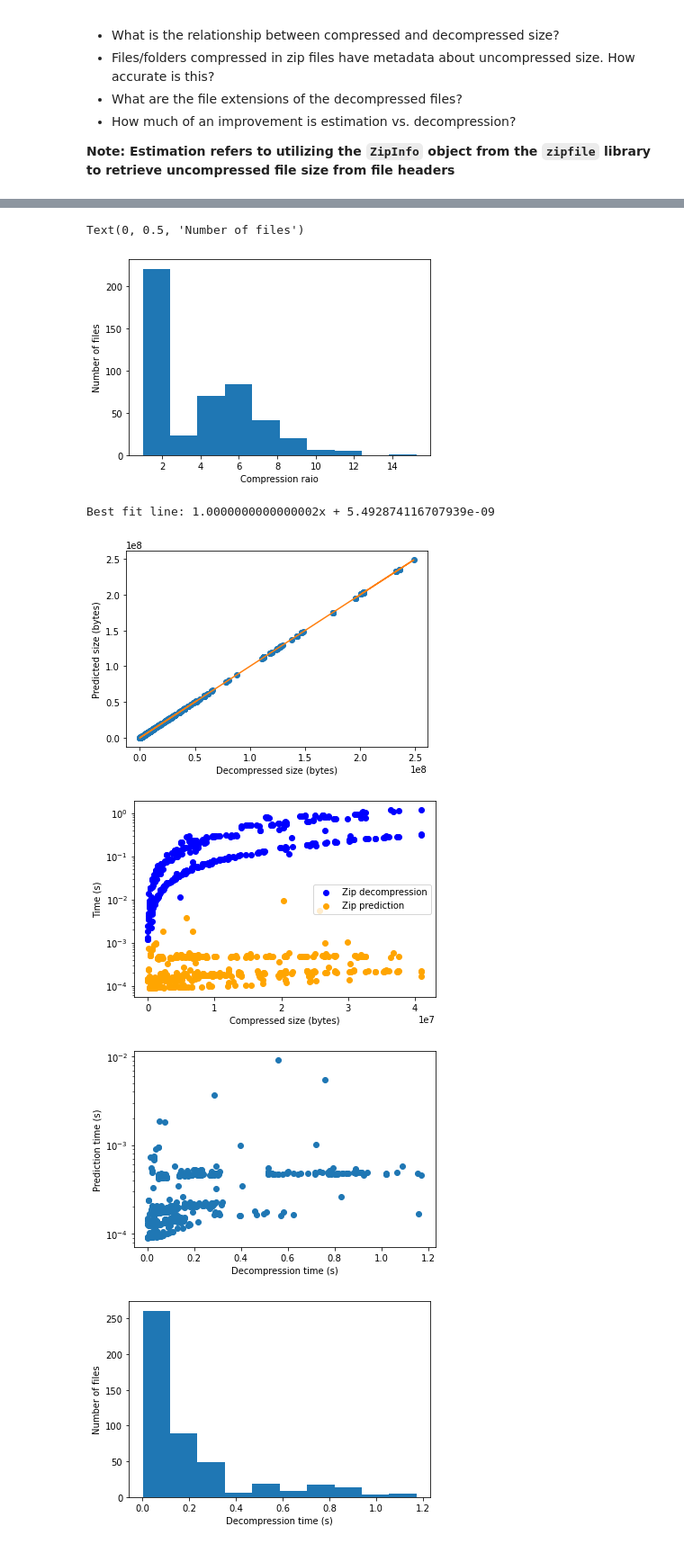
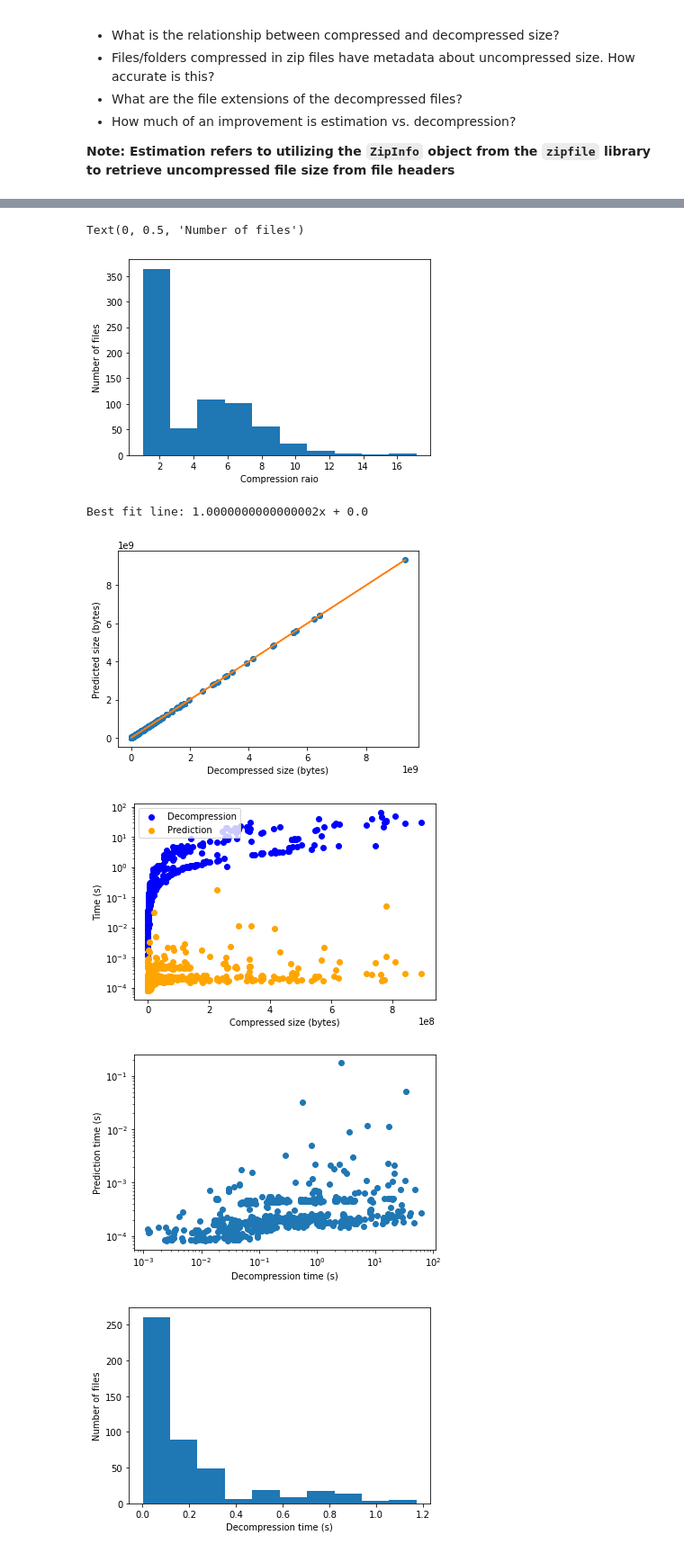
Before and after one commit to xtracthub/abyss, a Jupyter notebook: notebooks/decompression_analysis.ipynb, the cells around one changed output, grey strips where cells are left out. Shown at 90% size. Cells and saved outputs as stored; diff of their text form; code cells hidden in the pictures.

Commit message:
Data and analysis of tar files

```diff
--- a/notebooks/decompression_analysis.ipynb
+++ b/notebooks/decompression_analysis.ipynb
@@ -15,12 +16,12 @@ Points of interest to analyze:
 refers to utilizing the `ZipInfo` object from the `zipfile` library to retrieve uncompressed file size from file headers**
 # %%
 # Import decompression size .csv
-zip_batch_1_df = pd.read_csv("data/zip_batch_1_results.csv")
+zip_results_df = pd.read_csv("data/zip_decompression_results.csv")
 
 # Import decompressed files
-zip_batch_1_decompressed_files = []
-with open("data/zip_batch_1_decompressed_files.txt") as f:
+zip_decompressed_files = []
+with open("data/zip_decompressed_files.txt") as f:
     for line in f:
-        zip_batch_1_decompressed_files.append(line.rstrip("\n"))
+        zip_decompressed_files.append(line.rstrip("\n"))
 # %%
 # Summarise data
@@ -70,6 +71,6 @@ Text(0, 0.5, 'Decompressed size (bytes)')
 # %%
 # Visualize compression ratios
-compression_ratios = zip_batch_1_df.decompressed_size / zip_batch_1_df.compressed_size
+compression_ratios = zip_results_df.decompressed_size / zip_results_df.compressed_size
 
 # Figure 2
 plt.hist(compression_ratios)
@@ -78,51 +79,52 @@ plt.xlabel("Compression raio")
 plt.ylabel("Number of files")
 # %% [output]
 Text(0, 0.5, 'Number of files')
-[figure, old version]
+[figure, new version]
 # %%
 # Visualize actual decompression size vs. predicted size
-x2 = zip_batch_1_df.decompressed_size
-y2 = zip_batch_1_df.estimated_value
+x2 = zip_results_df.decompressed_size
+y2 = zip_results_df.estimated_value
 
 coef = np.polyfit(x2, y2, 1)
-poly_fn2 = np.poly1d(coef)
+poly_fn = np.poly1d(coef)
 
 # Figure 3
 plt.plot(x2, y2,"o", x2,
-         poly_fn2(x2))
+         poly_fn(x2))
 
 plt.xlabel("Decompressed size (bytes)")
 plt.ylabel("Predicted size (bytes)")
 
 print(f"Best fit line: {coef[0]}x + {coef[1]}")
 # %% [output]
-Best fit line: 1.0000000000000002x + 5.492874116707939e-09
+Best fit line: 1.0000000000000002x + 0.0
-[figure, old version]
+[figure, new version]
 # %%
 # Visualize compressed size vs. decompression time
 
-x3 = zip_batch_1_df.compressed_size
-y3 = zip_batch_1_df.decompression_time
-y3_2 = zip_batch_1_df.estimation_time
+x3 = zip_results_df.compressed_size
+y3 = zip_results_df.decompression_time
+y3_2 = zip_results_df.estimation_time
 
 # Figure 4
-plt.scatter(x3, y3, color="blue", label="Zip decompression")
-plt.scatter(x3, y3_2, color="orange", label="Zip prediction")
+plt.scatter(x3, y3, color="blue", label="Decompression")
+plt.scatter(x3, y3_2, color="orange", label="Prediction")
 
 plt.xlabel("Compressed size (bytes)")
 plt.ylabel("Time (s)")
-plt.legend()
+plt.legend(loc="upper left")
 plt.yscale("log")
 plt.show()
 
 # Figure 5
 plt.scatter(y3, y3_2)
 plt.xlabel("Decompression time (s)")
 plt.ylabel("Prediction time (s)")
+plt.xscale("log")
 plt.yscale("log")
 # %% [output]
-[figure, old version]
+[figure, new version]
-[figure, old version]
+[figure, new version]
 # %%
 # Visualize decompression and prediction time distributions
 
```
Also changed, not shown: parts of 13 cells of this notebook, 9 other files.
